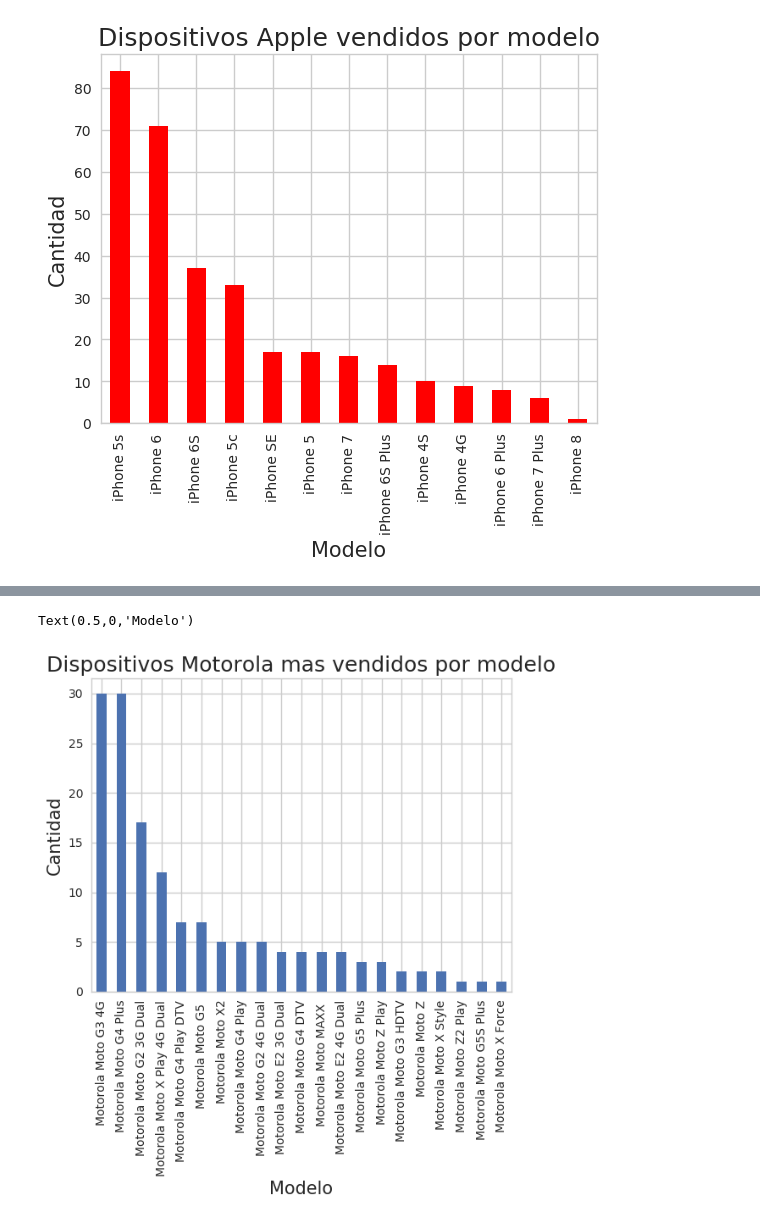
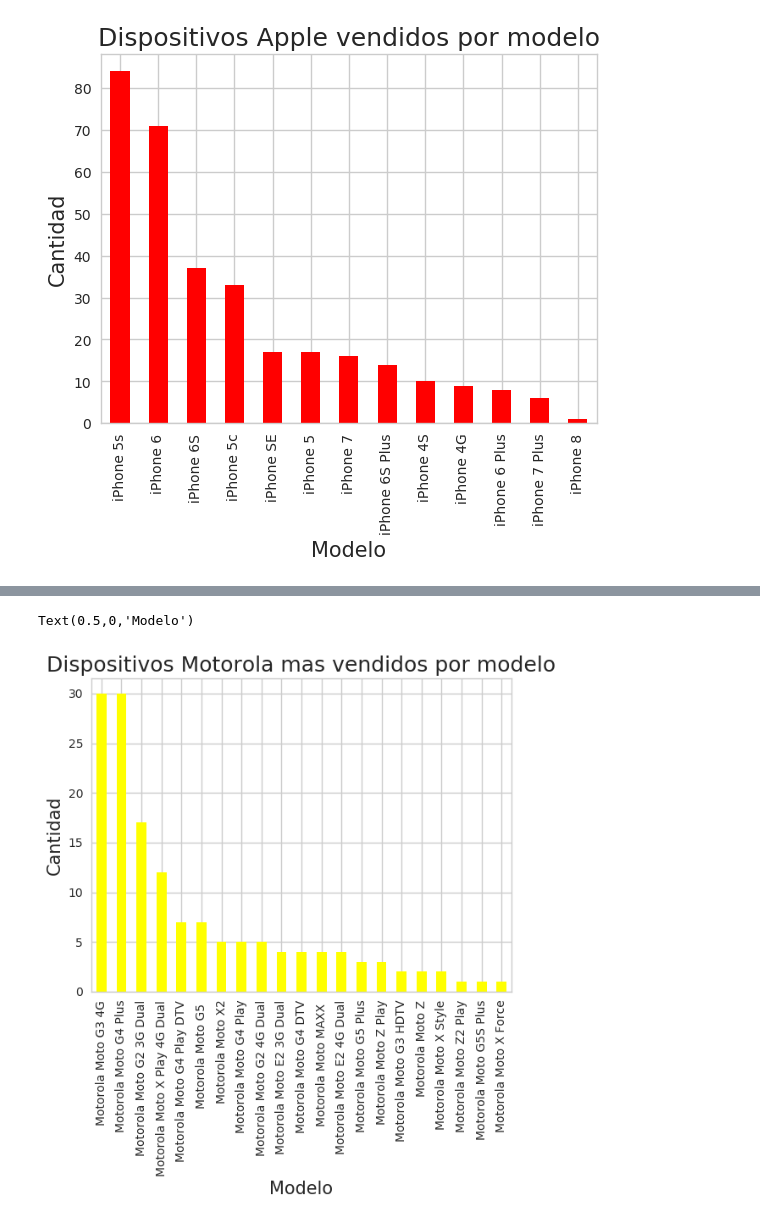
Before and after one commit to EugeFranchi/TP1_Datos, a Jupyter notebook: TpDatos.ipynb, the cells around one changed output, grey strips where cells are left out. Saved outputs shown, nothing was run; the diff lists cells and outputs as text; code cells hidden in the pictures.

```diff
--- a/TpDatos.ipynb
+++ b/TpDatos.ipynb
@@ -66,14 +66,14 @@ Text(0.5,0,'Modelo')
 # %%
 '''
 Grafico de barras de dispositivos Motorola mas vendidos.
 '''
 MotorolaVendidos = prod.loc[prod.marca == 'Motorola',:]['model'].value_counts()
 MotorolaVendidos
 
-g = MotorolaVendidos.plot.bar()
+g = MotorolaVendidos.plot.bar(color=['yellow'])
 g.set_title("Dispositivos Motorola mas vendidos por modelo", fontsize=18)
 g.set_ylabel("Cantidad", fontsize=15)
 g.set_xlabel("Modelo", fontsize=15)
 # %% [output]
 Text(0.5,0,'Modelo')
-[figure, old version]
+[figure, new version]
```
Also changed, not shown: parts of 8 cells of this notebook.
